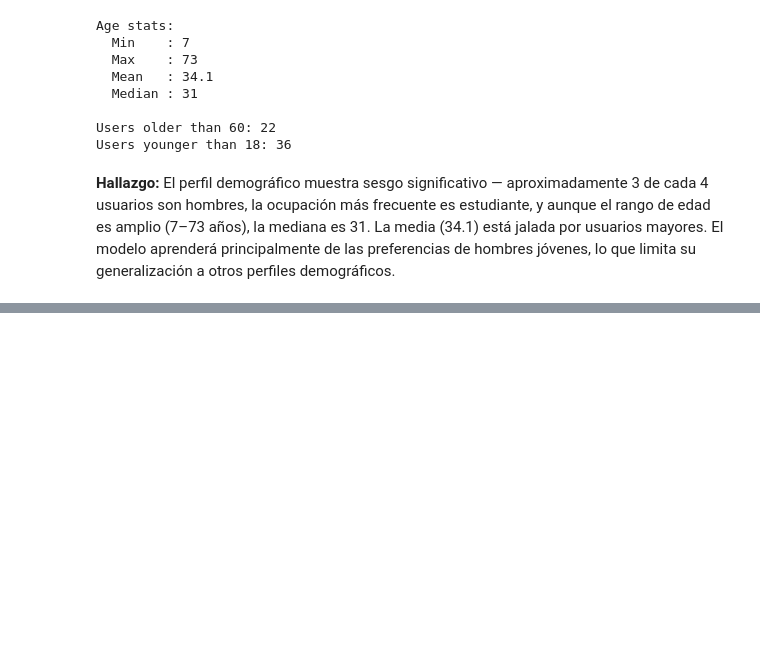
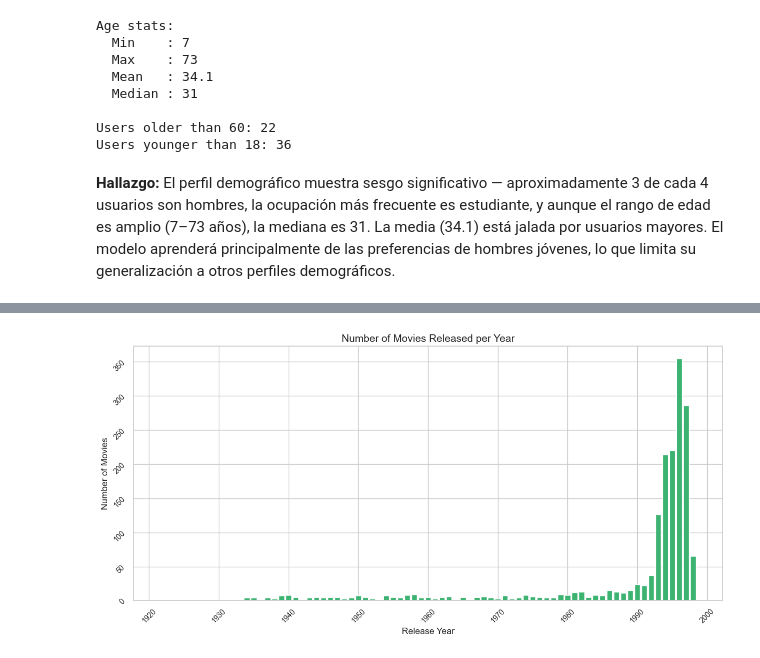
Before and after one commit to JeroZp/recommendation-system-movielens, a Jupyter notebook: notebooks/01_eda_baseline.ipynb, the cells around one changed output, grey strips where cells are left out. Drawn from its saved outputs; the diff is of its cells as text; code cells hidden in the pictures; blank space fills up the shorter version.

```diff
--- a/notebooks/01_eda_baseline.ipynb
+++ b/notebooks/01_eda_baseline.ipynb
@@ -361,0 +434,17 @@ su generalización a otros perfiles demográficos.
+# %%
+year_counts = (
+    movies.groupby('release_year')
+    .size()
+    .reset_index(name='count')
+    .sort_values(by='count', ascending=False)
+)
+fig, ax = plt.subplots(figsize=(12, 6))
+ax.bar(year_counts['release_year'], year_counts['count'], color='mediumseagreen', edgecolor='white')
+ax.set_title('Number of Movies Released per Year', fontsize=14)
+ax.set_xlabel('Release Year', fontsize=12)
+ax.set_ylabel('Number of Movies', fontsize=12)
+ax.tick_params(rotation=45, labelsize=10)
+plt.tight_layout()
+plt.show()
+# %% [output]
+[figure, added]
```
Also changed, not shown: parts of 9 cells of this notebook.
